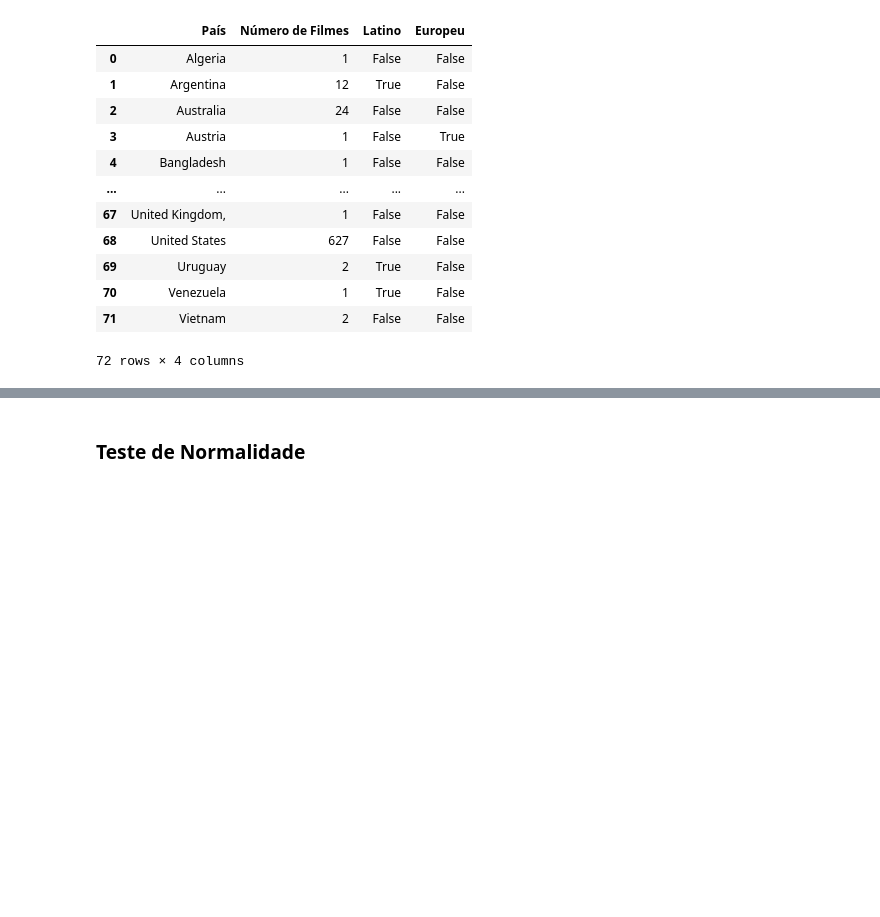
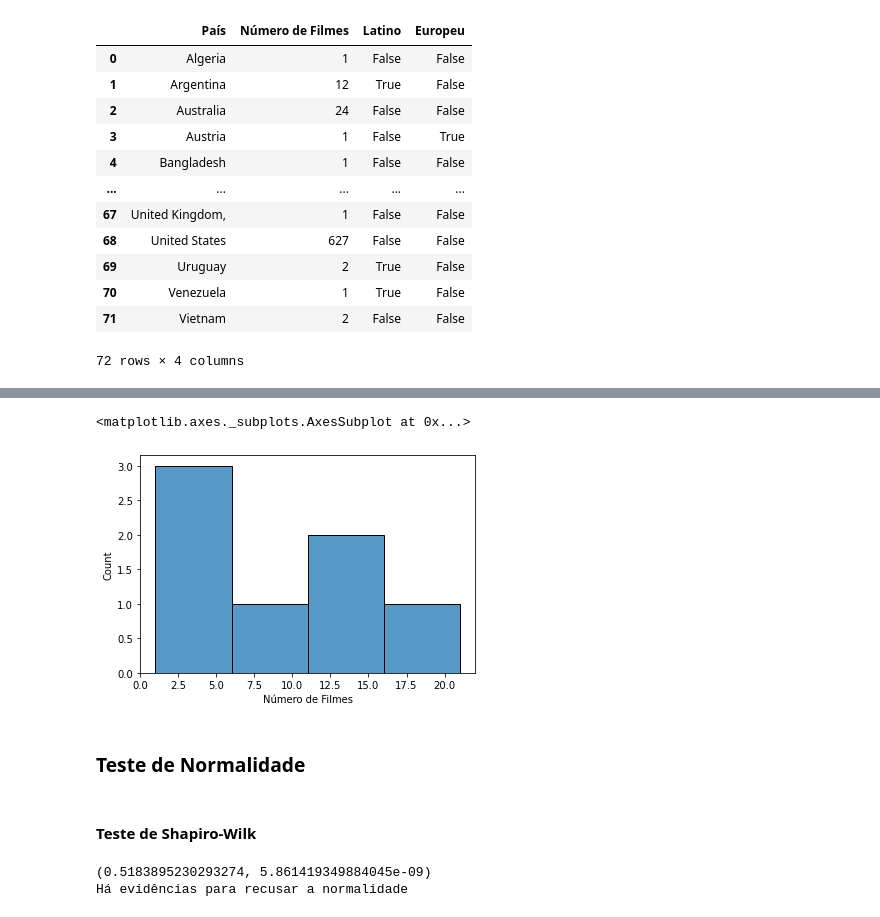
Before and after one commit to Cizika/netflix-analysis, a Jupyter notebook: Netflix.ipynb, the cells around one changed output, grey strips where cells are left out. Saved outputs shown, nothing was run; the diff lists cells and outputs as text; code cells hidden in the pictures; blank space fills up the shorter version.

Commit message:
Teste de Hipóteses iniciado

```diff
--- a/Netflix.ipynb
+++ b/Netflix.ipynb
@@ -165,2 +193,13 @@ amostra
+# %%
+# Montando Boxplot com dados da Amostra
+# Foi removido o outlier dos EUA (637) para facilitar a visualização
+# sns.boxplot(data=]["Número de Filmes"])
+# amostra.where(amostra["Latino"] == True or amostra["Europeu"] == True)
+latinos = amostra[amostra["Latino"] == True]
+latinos["Número de Filmes"]
+sns.histplot(data=latinos["Número de Filmes"])
+# %% [output]
+<matplotlib.axes._subplots.AxesSubplot at 0x...>
+[figure, added]
 # %% [markdown]
 ### Teste de Normalidade
@@ -169,0 +206,13 @@ shapiro_test
+# %% [markdown]
+#### Teste de Shapiro-Wilk
+# %%
+# Realizando Teste de Normalidade do Número de Filmes através do Teste de Shapiro
+shapiro_test = stats.shapiro(amostra[(amostra["Latino"]) | (amostra["Europeu"])]["Número de Filmes"])
+print(shapiro_test)
+if shapiro_test[1] < 0.05:
+  print("Há evidências para recusar a normalidade")
+else:
+  print("Há evidências para não recusar a normalidade")
+# %% [output]
+(0.5183895230293274, 5.861419349884045e-09)
+Há evidências para recusar a normalidade
```
Also changed, not shown: parts of 16 cells of this notebook.
